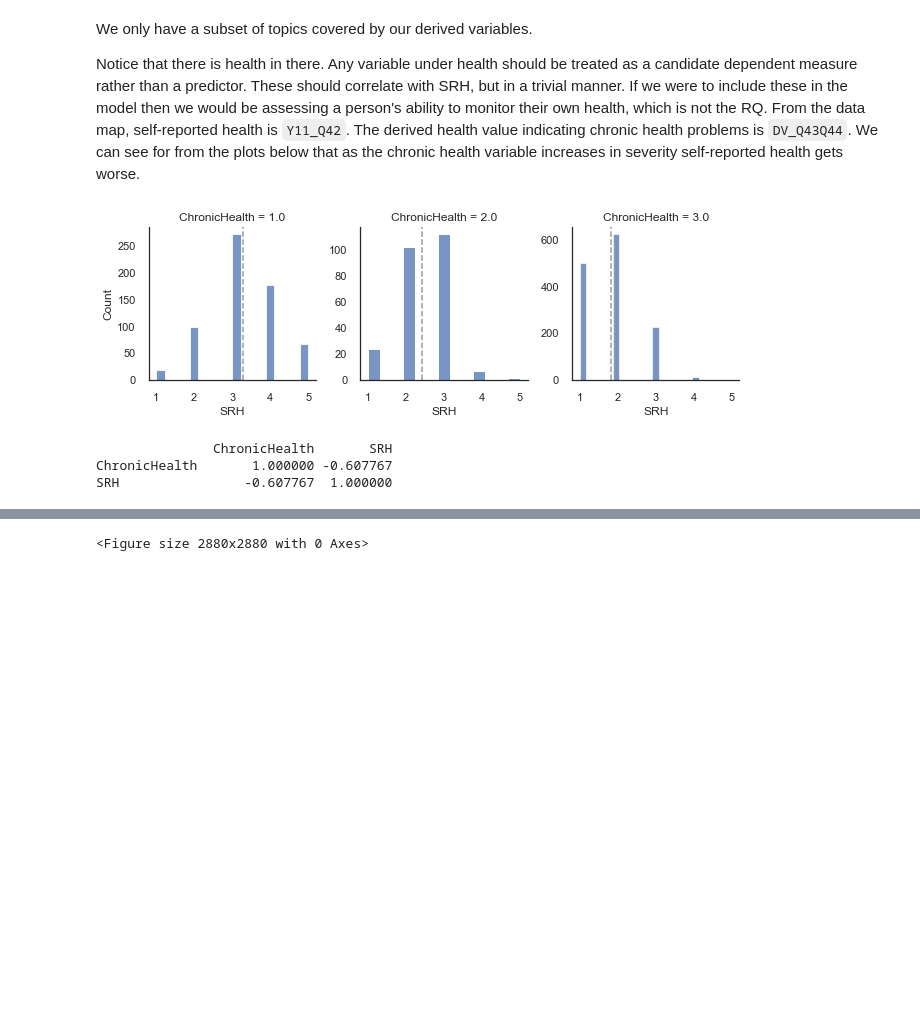
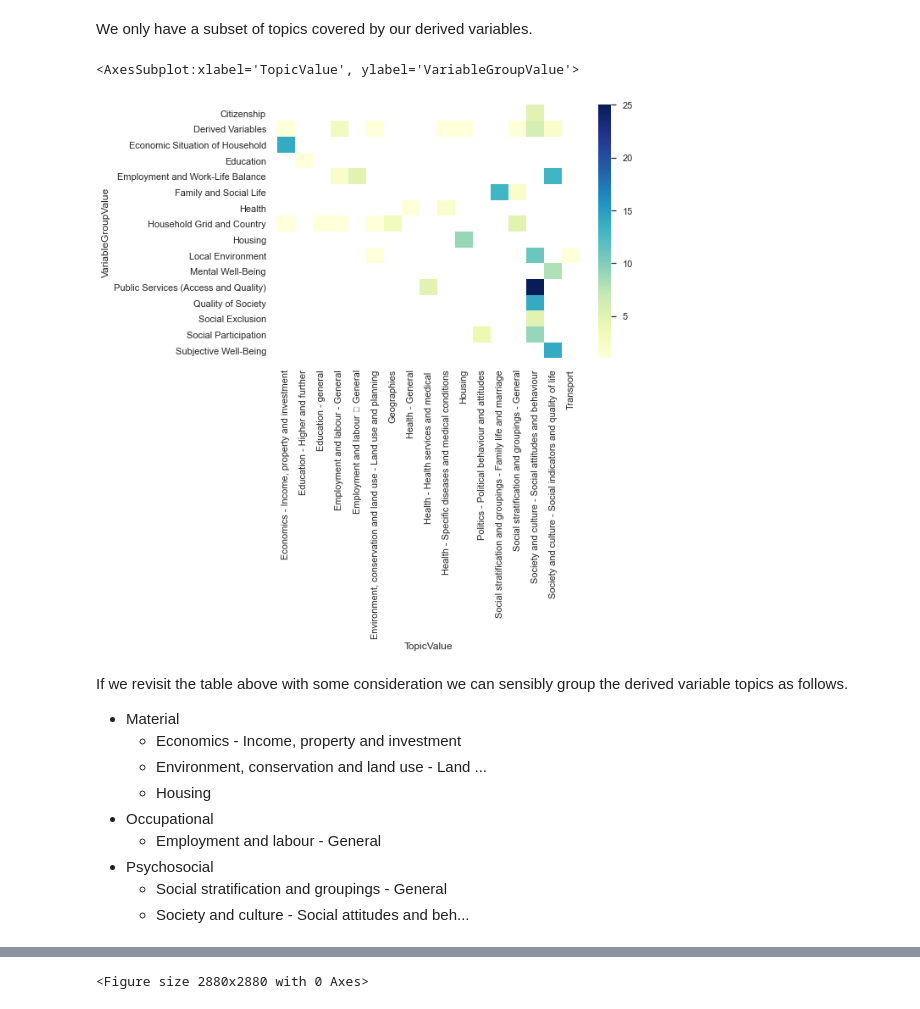
Before and after one commit to alan-turing-institute/rds-course, a Jupyter notebook: coursebook/modules/m3/3.5-DataVisForExploration.ipynb, the cells around one changed output, grey strips where cells are left out. Cells and saved outputs as stored; diff of their text form; code cells hidden in the pictures; blank space fills up the shorter version.

```diff
--- a/coursebook/modules/m3/3.5-DataVisForExploration.ipynb
+++ b/coursebook/modules/m3/3.5-DataVisForExploration.ipynb
@@ -99,4 +124,20 @@ dvs[['VariableName','VariableLabel','TopicValue']].sort_values(by='TopicValue').
+# %% [markdown]
+We only have a subset of topics covered by our derived variables.
+# %%
+heatmap1_data = pd.pivot_table(df_map, columns=['TopicValue'],values='VariableName',index='VariableGroupValue', aggfunc=lambda x: len(x.unique()))
+sns.heatmap(heatmap1_data, cmap="YlGnBu")
+# %% [output]
+<AxesSubplot:xlabel='TopicValue', ylabel='VariableGroupValue'>
+[figure, added]
 # %% [markdown]
-We only have a subset of topics covered by our derived variables.
+If we revisit the table above with some consideration we can sensibly group the derived variable topics as follows.
 
-Notice that there is health in there. Any variable under health should be treated as a candidate dependent measure rather than a predictor. These should correlate with SRH, but in a trivial manner. If we were to include these in the model then we would be assessing a person's ability to monitor their own health, which is not the RQ. From the data map, self-reported health is `Y11_Q42`. The derived health value indicating chronic health problems is `DV_Q43Q44`. We can see for from the plots below that as the chronic health variable increases in severity self-reported health gets worse.
+- Material
+    - Economics - Income, property and investment
+    - Environment, conservation and land use - Land ...
+    - Housing
+- Occupational
+    - Employment and labour - General
+- Psychosocial
+    - Social stratification and groupings - General
+    - Society and culture - Social attitudes and beh...
@@ -105,22 +144 @@ df11.rename(columns={"DV_Q43Q44": "ChronicHealth", "Y11_Q42": "SRH"}, inplace=Tr
-# %%
-# https://seaborn.pydata.org/generated/seaborn.FacetGrid.html
-
-g = sns.FacetGrid(df11, col="ChronicHealth", sharey=False)
-g.map_dataframe(sns.histplot, 'SRH')
-
-def plot_mean(data, **kws):
-    mn = np.nanmean(data.SRH.values)
-    ax = plt.gca()
-    ax.axvline(mn, c = (.6,.6,.6), ls ='--')
-
-g.map_dataframe(plot_mean)
-g.set_axis_labels("SRH", "Count")
-plt.show()
-
-print(df11[['ChronicHealth','SRH']].corr(method='spearman'))
-# %% [output]
-[figure]
-               ChronicHealth       SRH
-ChronicHealth       1.000000 -0.607767
-SRH                -0.607767  1.000000
 # %% [markdown]
```
Also changed, not shown: parts of 23 cells of this notebook.
